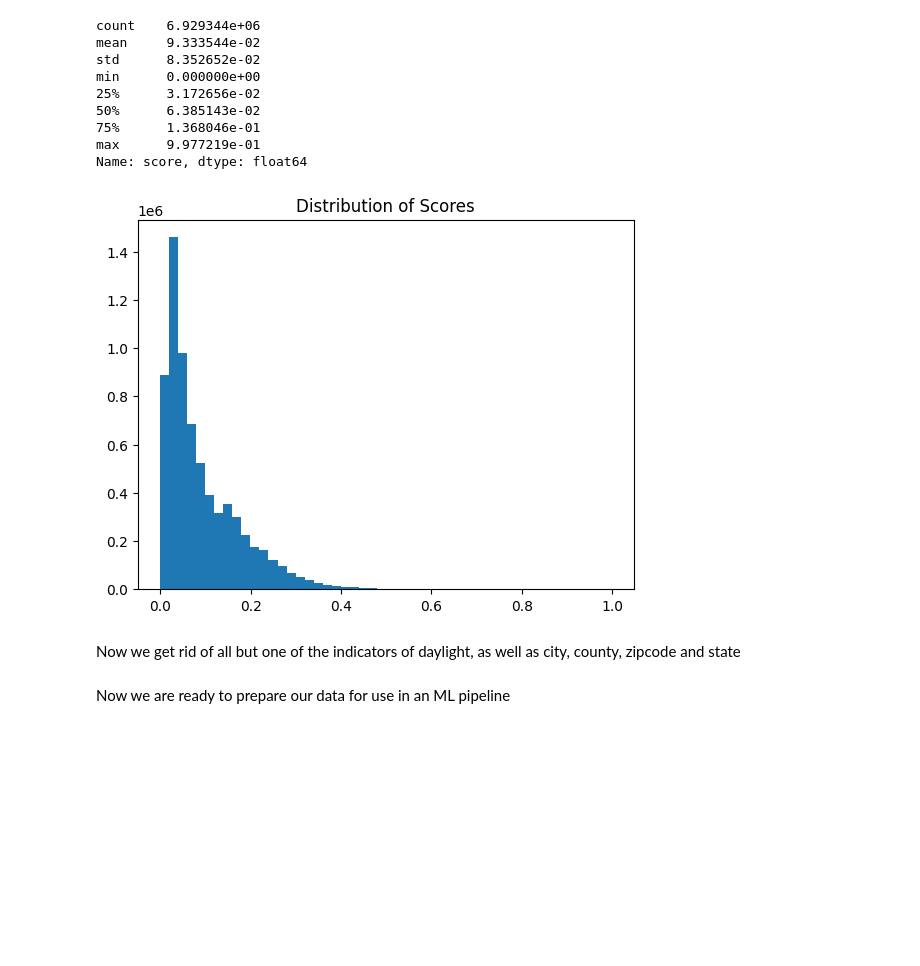
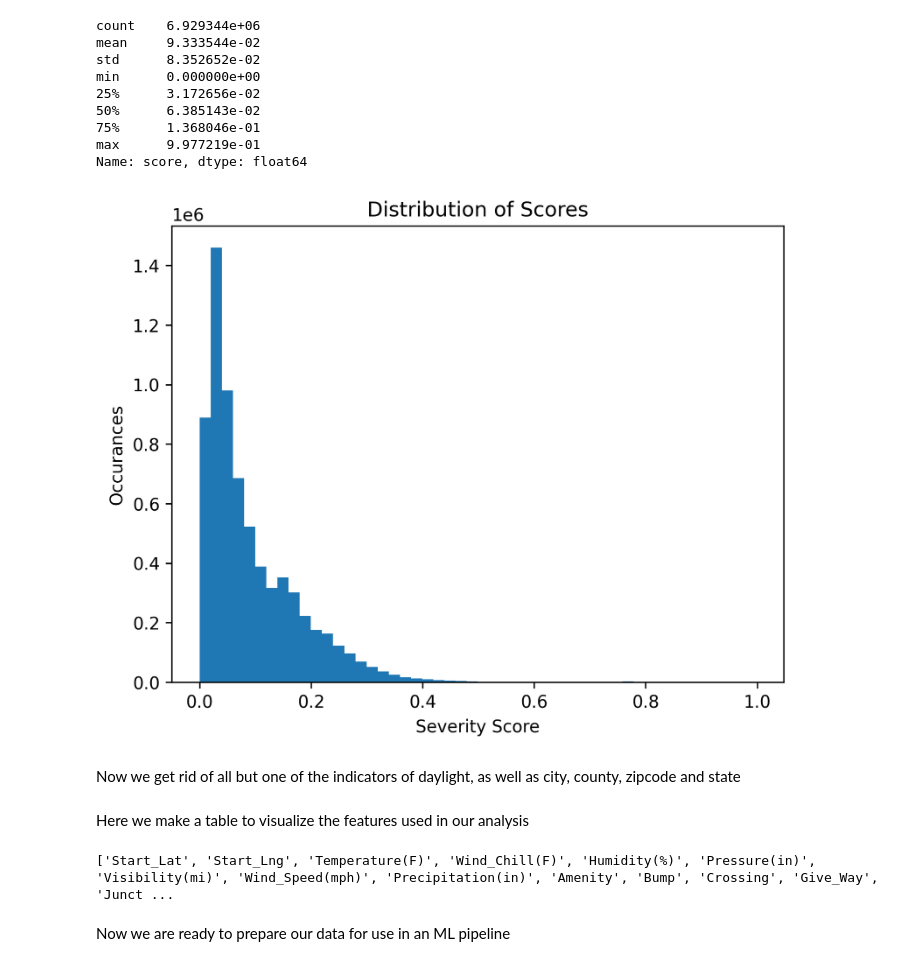
Before and after one commit to Jaredwinn77/Math-302-project, a Jupyter notebook: data.ipynb, the cells around one changed output. Cells and saved outputs as stored; diff of their text form; code cells hidden in the pictures; blank space fills up the shorter version.

```diff
--- a/data.ipynb
+++ b/data.ipynb
@@ -6,6 +6,9 @@ import pandas as pd
 import numpy as np
 from matplotlib import pyplot as plt
 from datetime import datetime
+import matplotlib as mpl
+
+mpl.rcParams['figure.dpi'] = 300
 # %% [markdown]
 ### Data Cleaning
 # %% [markdown]
@@ -451,9 +454,11 @@ Name: score, dtype: float64
 # %%
 plt.hist(df['score'], bins=50)
 plt.title("Distribution of Scores")
+plt.ylabel("Occurances")
+plt.xlabel('Severity Score')
 plt.show()
 # %% [output]
-[figure, old version]
+[figure, new version]
 # %% [markdown]
 Now we get rid of all but one of the indicators of daylight, as well as city, county, zipcode and state
 # %%
@@ -463,6 +468,12 @@ df['Start_Time_dom']  = df['Start_Time'].dt.day
 df['Start_Time_month'] = df['Start_Time'].dt.month
 df['Start_Time_year'] = df['Start_Time'].dt.year
 df = df.drop(columns=['Sunrise_Sunset','Nautical_Twilight', 'Astronomical_Twilight', 'City', 'County', 'State', 'Zipcode', 'Wind_Direction', 'Start_Time'])
+# %% [markdown]
+Here we make a table to visualize the features used in our analysis
+# %%
+print(cols)
+# %% [output]
+['Start_Lat', 'Start_Lng', 'Temperature(F)', 'Wind_Chill(F)', 'Humidity(%)', 'Pressure(in)', 'Visibility(mi)', 'Wind_Speed(mph)', 'Precipitation(in)', 'Amenity', 'Bump', 'Crossing', 'Give_Way', 'Junct ...
 # %% [markdown]
 Now we are ready to prepare our data for use in an ML pipeline
 # %%
```
Also changed, not shown: parts of 1 cell of this notebook.
